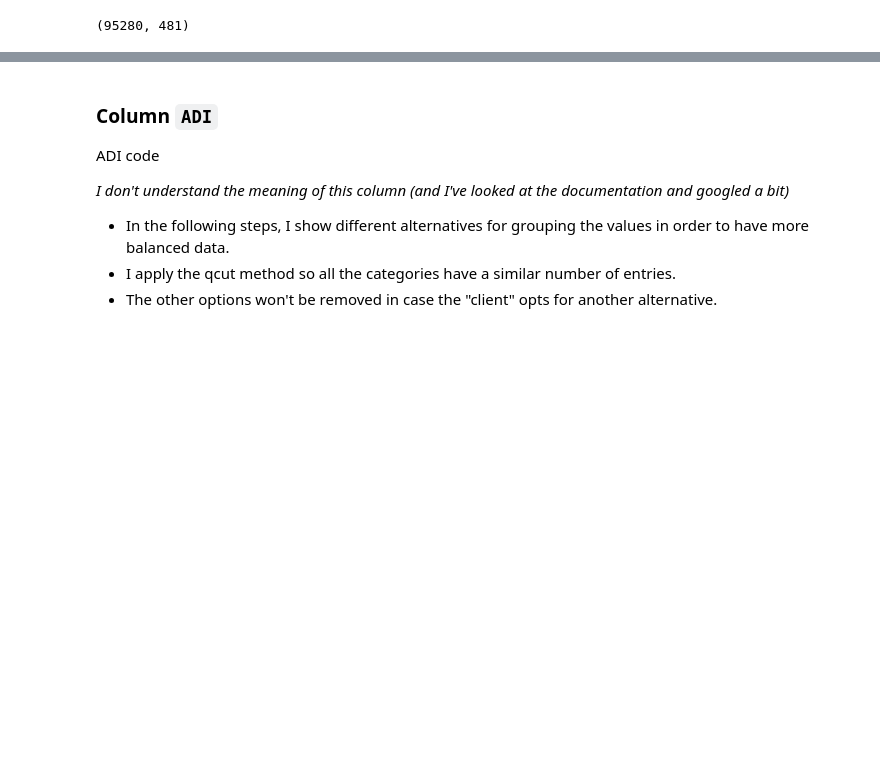
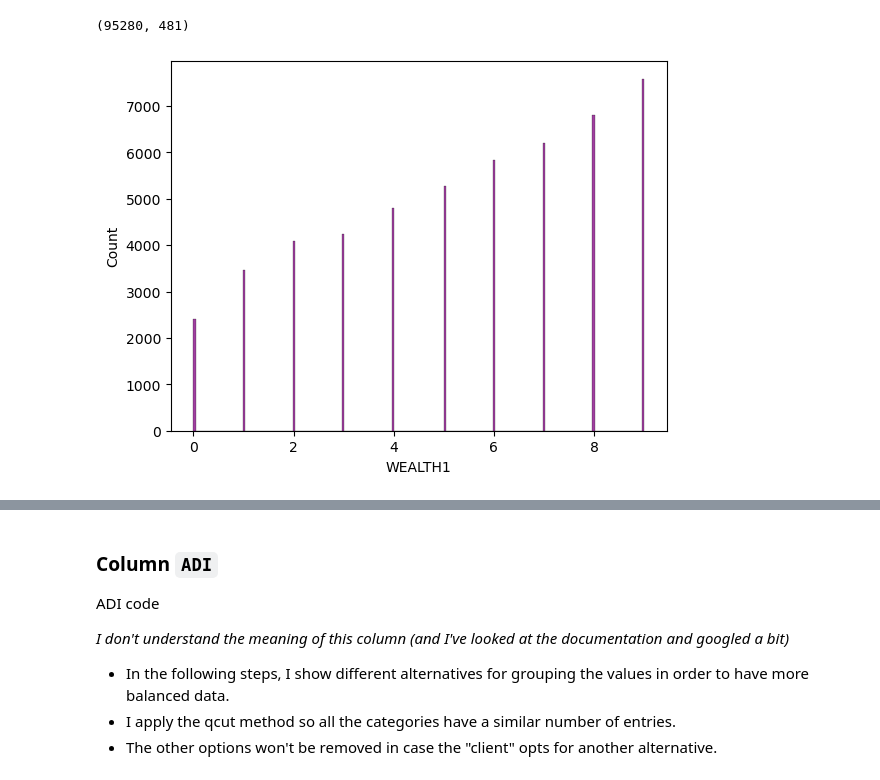
Before and after one commit to Tallaringues/lab-feature-engineering-Ali, a Jupyter notebook: lab-feature-engineering_Ali.ipynb, the cells around one changed output, grey strips where cells are left out. Drawn from its saved outputs; the diff is of its cells as text; code cells hidden in the pictures; blank space fills up the shorter version.

Commit message:
Add graphs to WEALTH1

```diff
--- a/lab-feature-engineering_Ali.ipynb
+++ b/lab-feature-engineering_Ali.ipynb
@@ -338,3 +338,8 @@ data_copy = data_copy.drop(columns=['WEALTH1', 'WEALTH2'])
 data_copy.shape
 # %% [output]
 (95280, 481)
+# %%
+sns.histplot(data[data['WEALTH1'].notna()]['WEALTH1'], color="purple", bins=200)
+plt.show()
+# %% [output]
+[figure, added]
```
Also changed, not shown: parts of 2 cells of this notebook.
